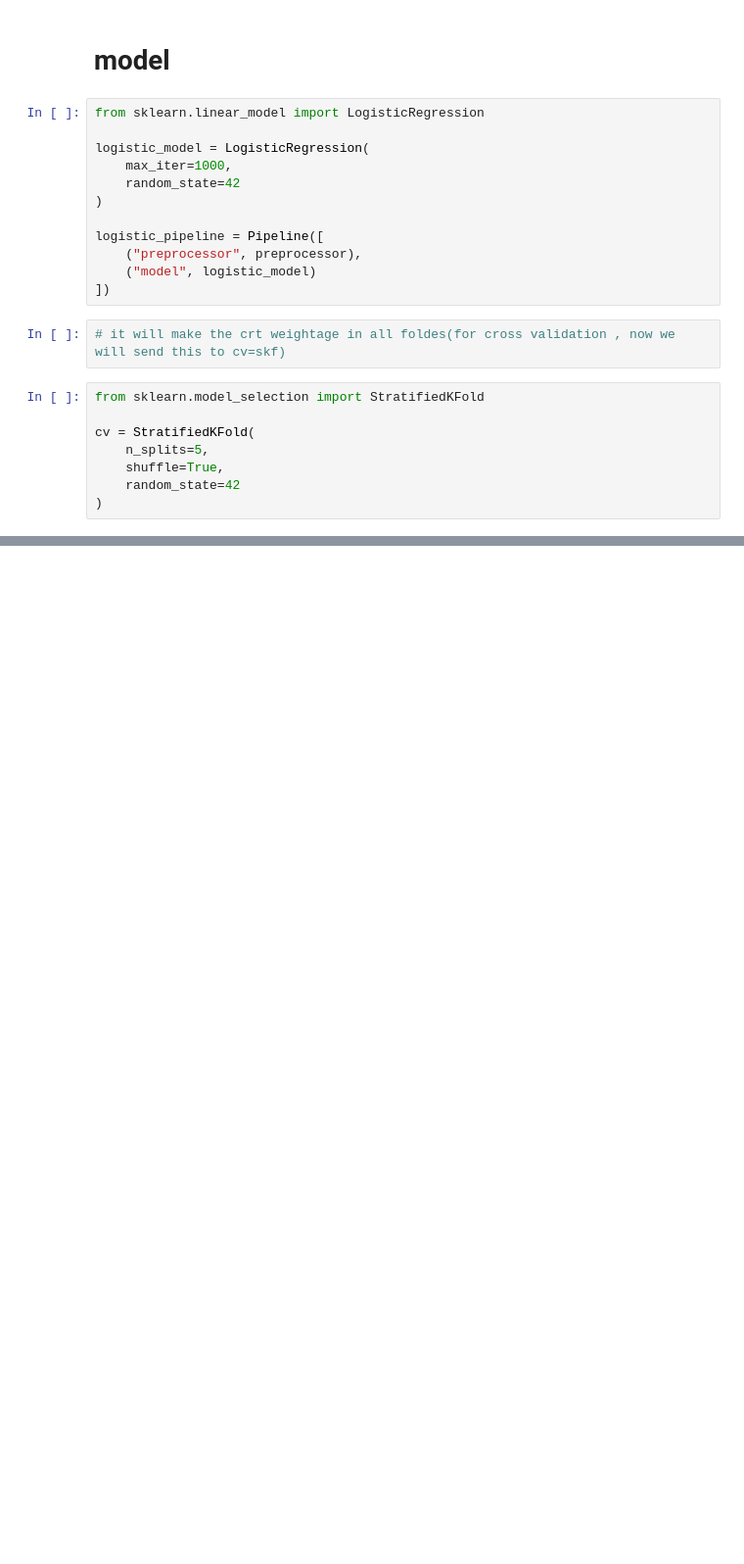
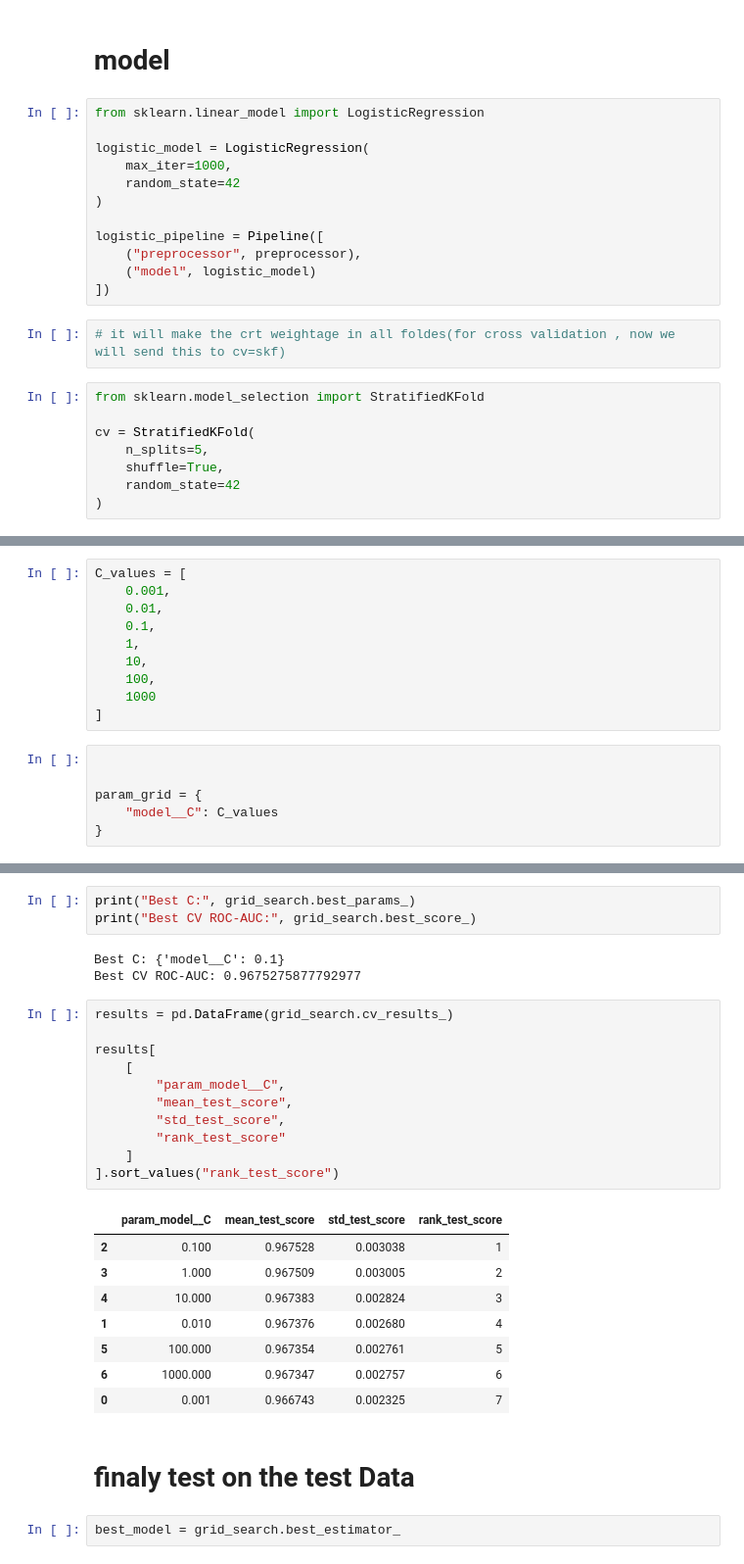
Before and after one commit to GANESHJAGANNATHTELASANG/CreditWise_AI_Pro_ml_model, a Jupyter notebook: notebooks/03_Logistic_Regression.ipynb, the cells around one changed output, grey strips where cells are left out. Shown at 98% size. Saved outputs shown, nothing was run; the diff lists cells and outputs as text; blank space fills up the shorter version.

```diff
--- a/notebooks/03_Logistic_Regression.ipynb
+++ b/notebooks/03_Logistic_Regression.ipynb
@@ -122,0 +188,16 @@ NameError: name 'X_train_raw' is not defined
+# %%
+C_values = [
+    0.001,
+    0.01,
+    0.1,
+    1,
+    10,
+    100,
+    1000
+]
+# %%
+
+
+param_grid = {
+    "model__C": C_values
+}
@@ -122,0 +235,30 @@ NameError: name 'X_train_raw' is not defined
+# %%
+print("Best C:", grid_search.best_params_)
+print("Best CV ROC-AUC:", grid_search.best_score_)
+# %% [output]
+Best C: {'model__C': 0.1}
+Best CV ROC-AUC: 0.9675275877792977
+# %%
+results = pd.DataFrame(grid_search.cv_results_)
+
+results[
+    [
+        "param_model__C",
+        "mean_test_score",
+        "std_test_score",
+        "rank_test_score"
+    ]
+].sort_values("rank_test_score")
+# %% [output]
+|  | param_model__C | mean_test_score | std_test_score | rank_test_score |
+| 2 | 0.100 | 0.967528 | 0.003038 | 1 |
+| 3 | 1.000 | 0.967509 | 0.003005 | 2 |
+| 4 | 10.000 | 0.967383 | 0.002824 | 3 |
+| 1 | 0.010 | 0.967376 | 0.002680 | 4 |
+| 5 | 100.000 | 0.967354 | 0.002761 | 5 |
+| 6 | 1000.000 | 0.967347 | 0.002757 | 6 |
+| 0 | 0.001 | 0.966743 | 0.002325 | 7 |
+# %% [markdown]
+#   finaly test on the test Data
+# %%
+best_model = grid_search.best_estimator_
```
Also changed, not shown: parts of 26 cells of this notebook, 1 other file.
